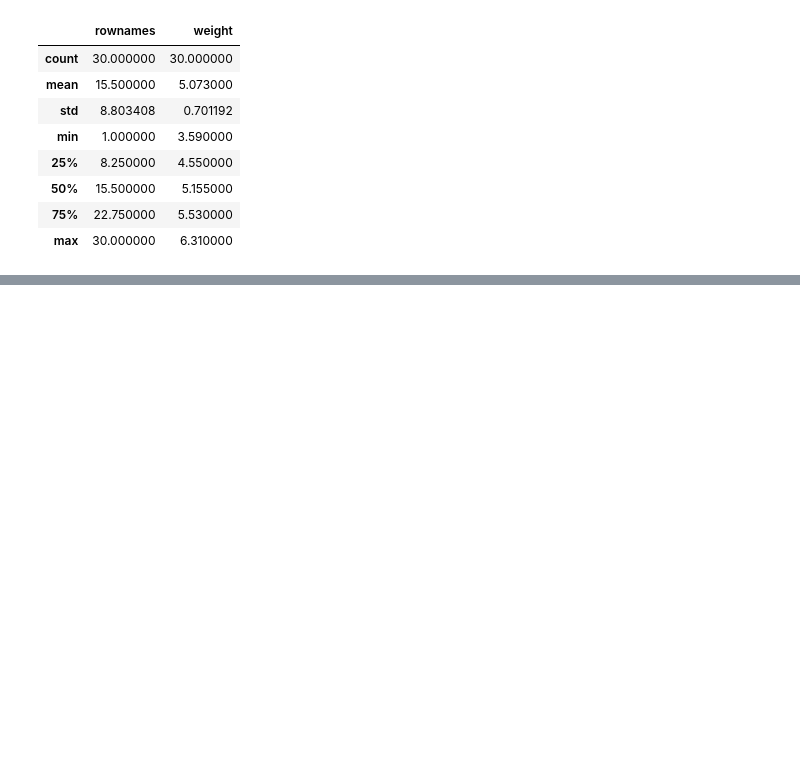
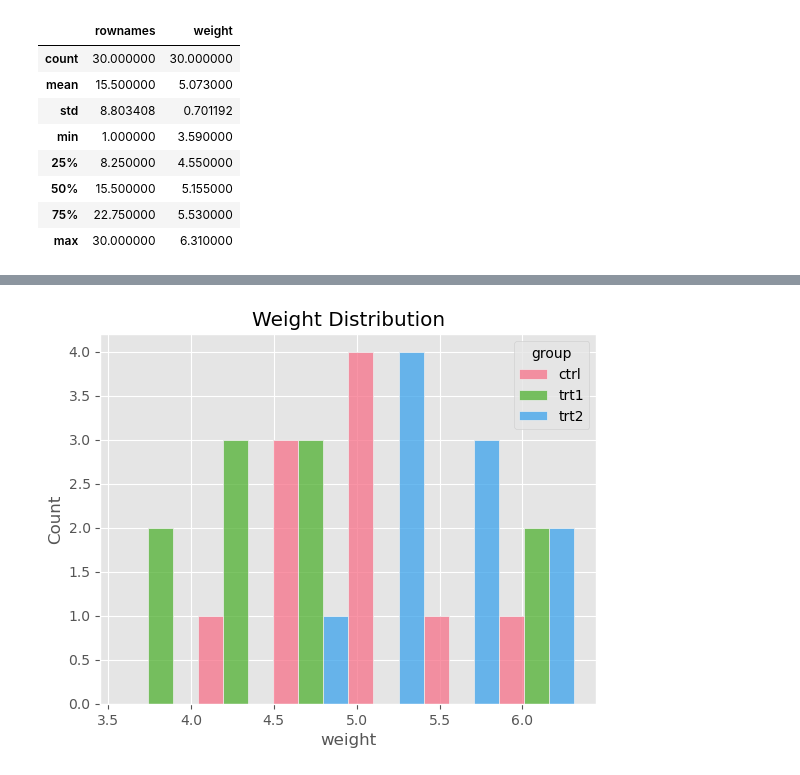
Before and after one commit to humphs078/applied_statistics, a Jupyter notebook: project.ipynb, the cells around one changed output, grey strips where cells are left out. Saved outputs shown, nothing was run; the diff lists cells and outputs as text; code cells hidden in the pictures; blank space fills up the shorter version.

Commit message:
Update requirement.txt file. Minor change to README.md. Add exploratory data visualisation to project.ipynb.

```diff
--- a/project.ipynb
+++ b/project.ipynb
@@ -80,0 +94,8 @@ data.describe()
+# %%
+# https://matplotlib.org/stable/gallery/style_sheets/style_sheets_reference.html [Accessed 6 Dec. 2023]
+plt.style.use('ggplot')
+# %%
+sns.histplot(data=data, x=data['weight'], hue='group', multiple="dodge", palette='husl').set_title('Weight Distribution')
+plt.show()
+# %% [output]
+[figure, added]
```
Also changed, not shown: parts of 8 cells of this notebook, 2 other files.
